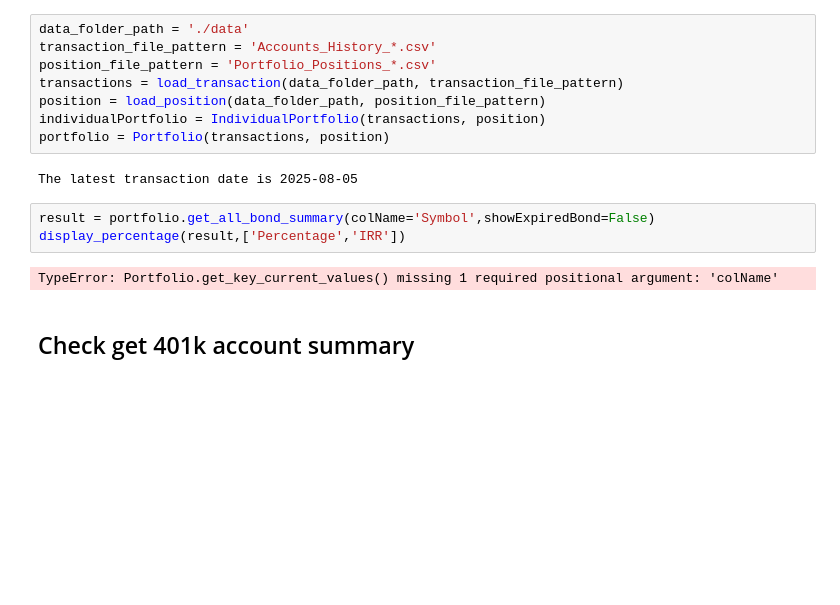
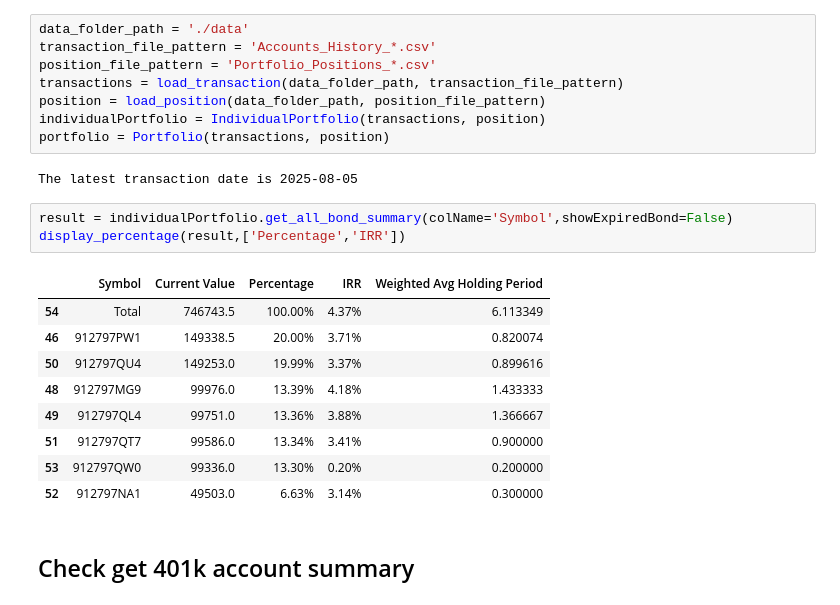
Before and after one commit to yifan-lee/fidelity-portfolio-tracker, a Jupyter notebook: Dev.ipynb, the cells around one changed output. Drawn from its saved outputs; the diff is of its cells as text; blank space fills up the shorter version.

```diff
--- a/Dev.ipynb
+++ b/Dev.ipynb
@@ -767,10 +778,18 @@ portfolio = Portfolio(transactions, position)
 # %% [output]
 The latest transaction date is 2025-08-05
 # %%
-result = portfolio.get_all_bond_summary(colName='Symbol',showExpiredBond=False)
+result = individualPortfolio.get_all_bond_summary(colName='Symbol',showExpiredBond=False)
 display_percentage(result,['Percentage','IRR'])
 # %% [output]
-TypeError: Portfolio.get_key_current_values() missing 1 required positional argument: 'colName'
+|  | Symbol | Current Value | Percentage | IRR | Weighted Avg Holding Period |
+| 54 | Total | 746743.5 | 100.00% | 4.37% | 6.113349 |
+| 46 | 912797PW1 | 149338.5 | 20.00% | 3.71% | 0.820074 |
+| 50 | 912797QU4 | 149253.0 | 19.99% | 3.37% | 0.899616 |
+| 48 | 912797MG9 | 99976.0 | 13.39% | 4.18% | 1.433333 |
+| 49 | 912797QL4 | 99751.0 | 13.36% | 3.88% | 1.366667 |
+| 51 | 912797QT7 | 99586.0 | 13.34% | 3.41% | 0.900000 |
+| 53 | 912797QW0 | 99336.0 | 13.30% | 0.20% | 0.200000 |
+| 52 | 912797NA1 | 49503.0 | 6.63% | 3.14% | 0.300000 |
 # %% [markdown]
 ## Check get 401k account summary
 # %%
```
Also changed, not shown: parts of 2 cells of this notebook, 2 other files.
